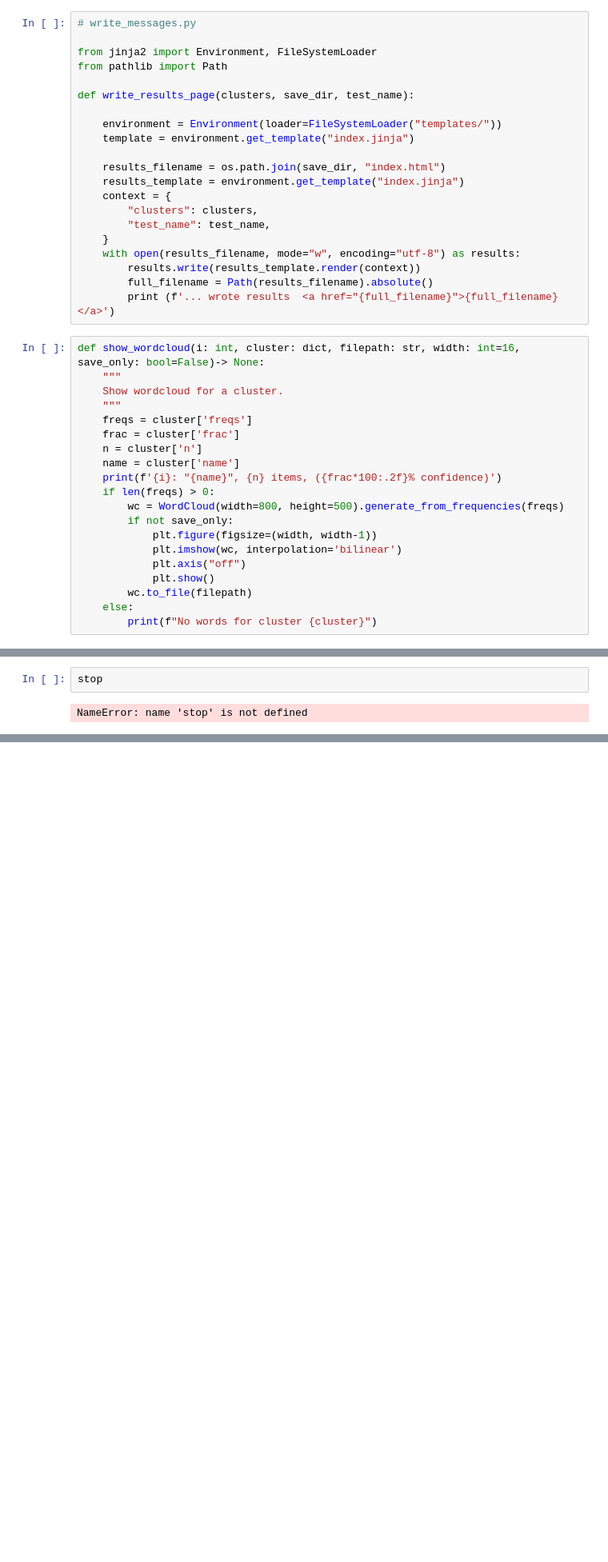
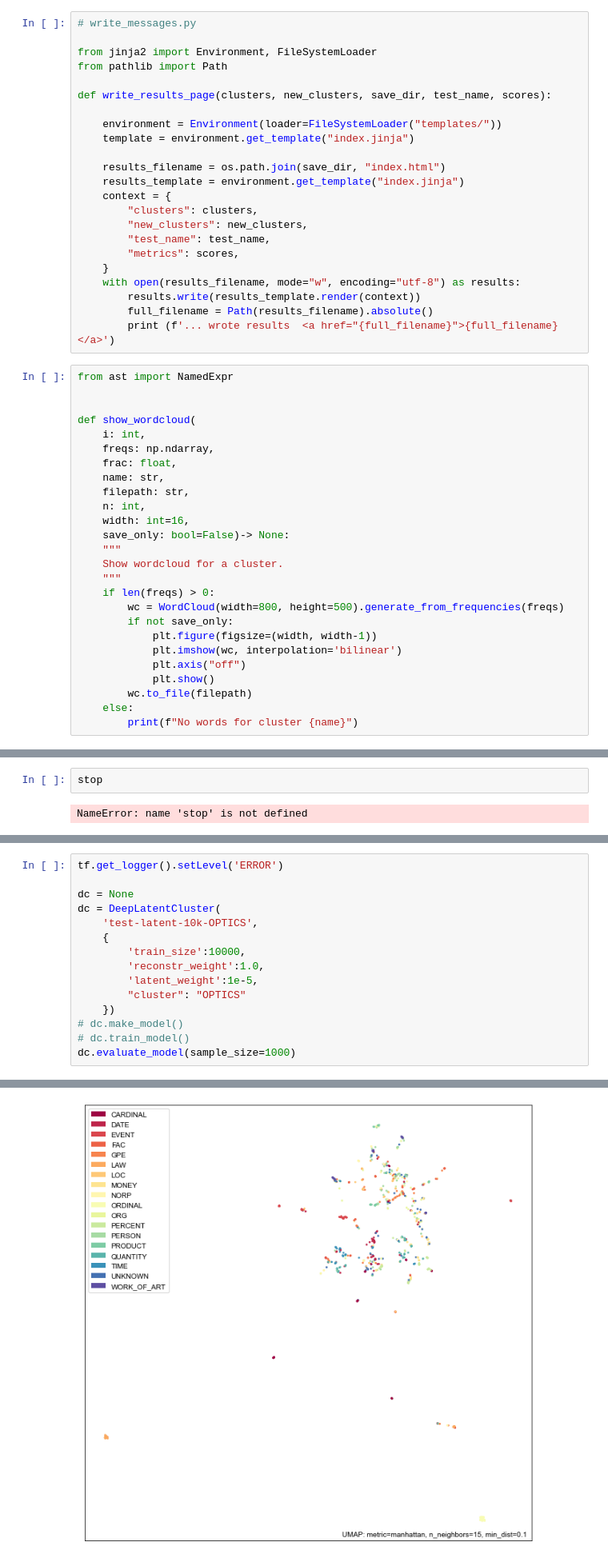
Before and after one commit to wgilpin/auto-ontology, a Jupyter notebook: src/joint_model_trg.ipynb, the cells around one changed output, grey strips where cells are left out. Shown at 80% size. Saved outputs shown, nothing was run; the diff lists cells and outputs as text; blank space fills up the shorter version.

```diff
--- a/src/joint_model_trg.ipynb
+++ b/src/joint_model_trg.ipynb
@@ -127,7 +145,7 @@ def do_clustering(clustering: str, n_clusters: int, z_state: DataFrame, params={
 from jinja2 import Environment, FileSystemLoader
 from pathlib import Path
 
-def write_results_page(clusters, save_dir, test_name):
+def write_results_page(clusters, new_clusters, save_dir, test_name, scores):
 
     environment = Environment(loader=FileSystemLoader("templates/"))
     template = environment.get_template("index.jinja")
@@ -136,22 +154,30 @@ def write_results_page(clusters, save_dir, test_name):
     results_template = environment.get_template("index.jinja")
     context = {
         "clusters": clusters,
+        "new_clusters": new_clusters,
         "test_name": test_name,
+        "metrics": scores,
     }
     with open(results_filename, mode="w", encoding="utf-8") as results:
         results.write(results_template.render(context))
         full_filename = Path(results_filename).absolute()
         print (f'... wrote results  <a href="{full_filename}">{full_filename}</a>')
 # %%
-def show_wordcloud(i: int, cluster: dict, filepath: str, width: int=16, save_only: bool=False)-> None:
+from ast import NamedExpr
+
+
+def show_wordcloud(
+    i: int,
+    freqs: np.ndarray,
+    frac: float,
+    name: str,
+    filepath: str,
+    n: int,
+    width: int=16,
+    save_only: bool=False)-> None:
     """
     Show wordcloud for a cluster.
     """
-    freqs = cluster['freqs']
-    frac = cluster['frac']
-    n = cluster['n']
-    name = cluster['name']
-    print(f'{i}: "{name}", {n} items, ({frac*100:.2f}% confidence)')
     if len(freqs) > 0:
         wc = WordCloud(width=800, height=500).generate_from_frequencies(freqs)
         if not save_only:
@@ -161,4 +187,4 @@ def show_wordcloud(i: int, cluster: dict, filepath: str, width: int=16, save_onl
             plt.show()
         wc.to_file(filepath)
     else:
-        print(f"No words for cluster {cluster}")
+        print(f"No words for cluster {name}")
@@ -940,0 +896,16 @@ evaluate_model('reset-metrics-dbscan',
+# %%
+tf.get_logger().setLevel('ERROR')
+
+dc = None
+dc = DeepLatentCluster(
+    'test-latent-10k-OPTICS',
+    {
+        'train_size':10000,
+        'reconstr_weight':1.0,
+        'latent_weight':1e-5,
+        "cluster": "OPTICS"
+    })
+# dc.make_model()
+# dc.train_model()
+dc.evaluate_model(sample_size=1000)
+# %% [output]
@@ -940,0 +934 @@ evaluate_model('reset-metrics-dbscan',
+[figure, added]
```
Also changed, not shown: parts of 60 cells of this notebook, 1 other file.
